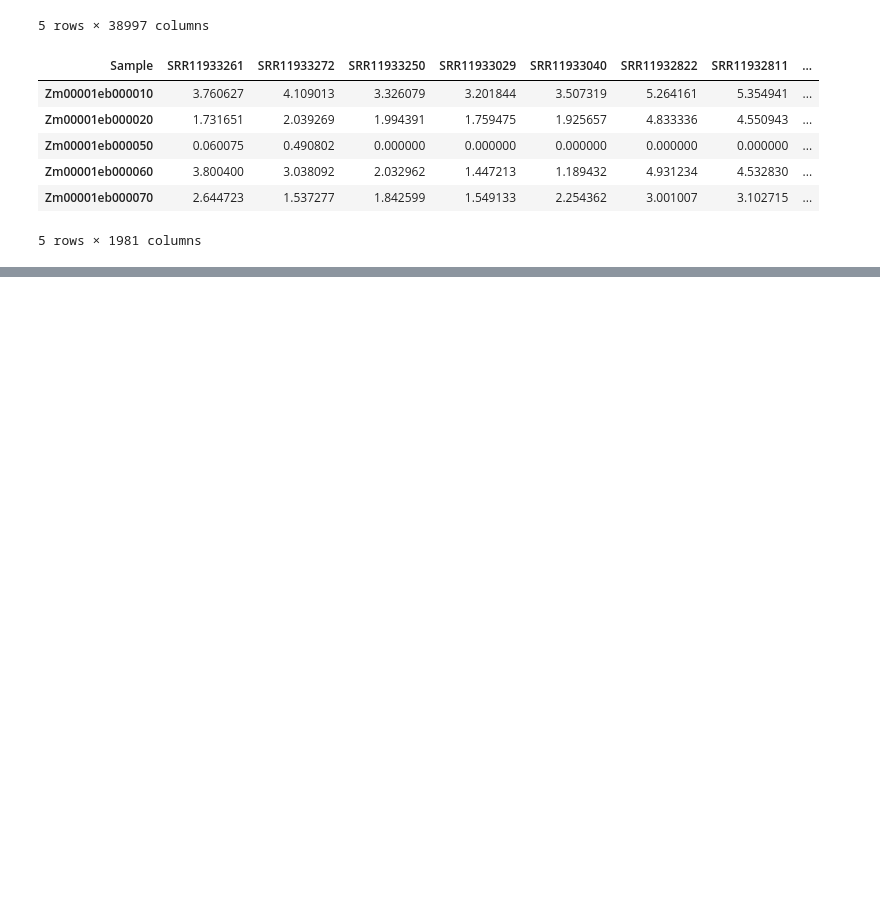
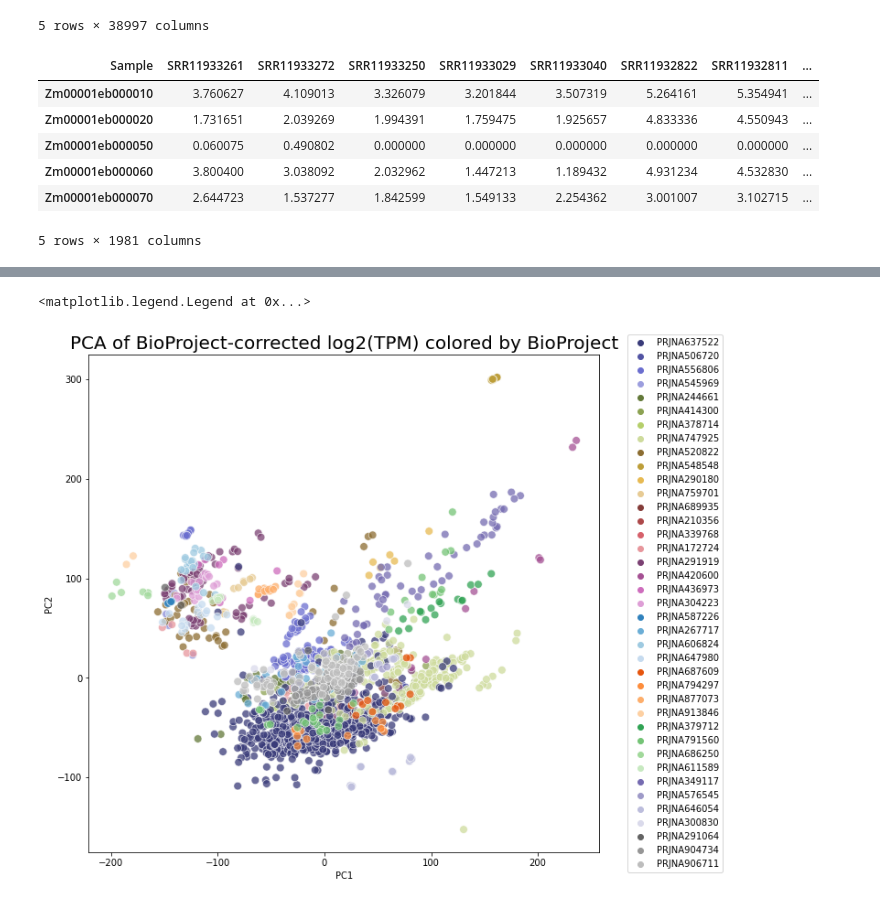
Before and after one commit to achpardo/core-stress-transcriptome, a Jupyter notebook: notebooks/exploratory_analyses/ComBat_BioProject_Tissue_PCA.ipynb, the cells around one changed output, grey strips where cells are left out. Saved outputs shown, nothing was run; the diff lists cells and outputs as text; code cells hidden in the pictures; blank space fills up the shorter version.

```diff
--- a/notebooks/exploratory_analyses/ComBat_BioProject_Tissue_PCA.ipynb
+++ b/notebooks/exploratory_analyses/ComBat_BioProject_Tissue_PCA.ipynb
@@ -160,0 +300,10 @@ Standardizing Data across genes.
+# %%
+# plot two overlapping scatterplots with different colormaps to accommodate all 40 BioProjects
+# generate a list containing half of the BioProjects
+
+half_bioprojects = []
+count = 0
+while count < 20:
+    half_bioprojects.append(plotdf["BioProject"].unique()[count])
+    count += 1
+half_bioprojects
@@ -160,0 +331,14 @@ Standardizing Data across genes.
+# %%
+# generate dataframes each containing half the BioProjects
+plotdf1 = plotdf[plotdf["BioProject"].isin(half_bioprojects)]
+plotdf2 = plotdf[~plotdf["BioProject"].isin(half_bioprojects)]
+# %%
+# plot data by BioProject
+fig,ax=plt.subplots(figsize=(10,10))
+sns.scatterplot(x=plotdf1["PC1"],y=plotdf1["PC2"],hue=plotdf1["BioProject"],palette="tab20b",s=75,alpha=0.75)
+sns.scatterplot(x=plotdf2["PC1"],y=plotdf2["PC2"],hue=plotdf2["BioProject"],palette="tab20c",s=75,alpha=0.75)
+plt.title("PCA of BioProject-corrected log2(TPM) colored by BioProject",fontsize=20)
+plt.legend(bbox_to_anchor=(1.25,1.05))
+# %% [output]
+<matplotlib.legend.Legend at 0x...>
+[figure, added]
```
Also changed, not shown: parts of 38 cells of this notebook, 2 other files.
